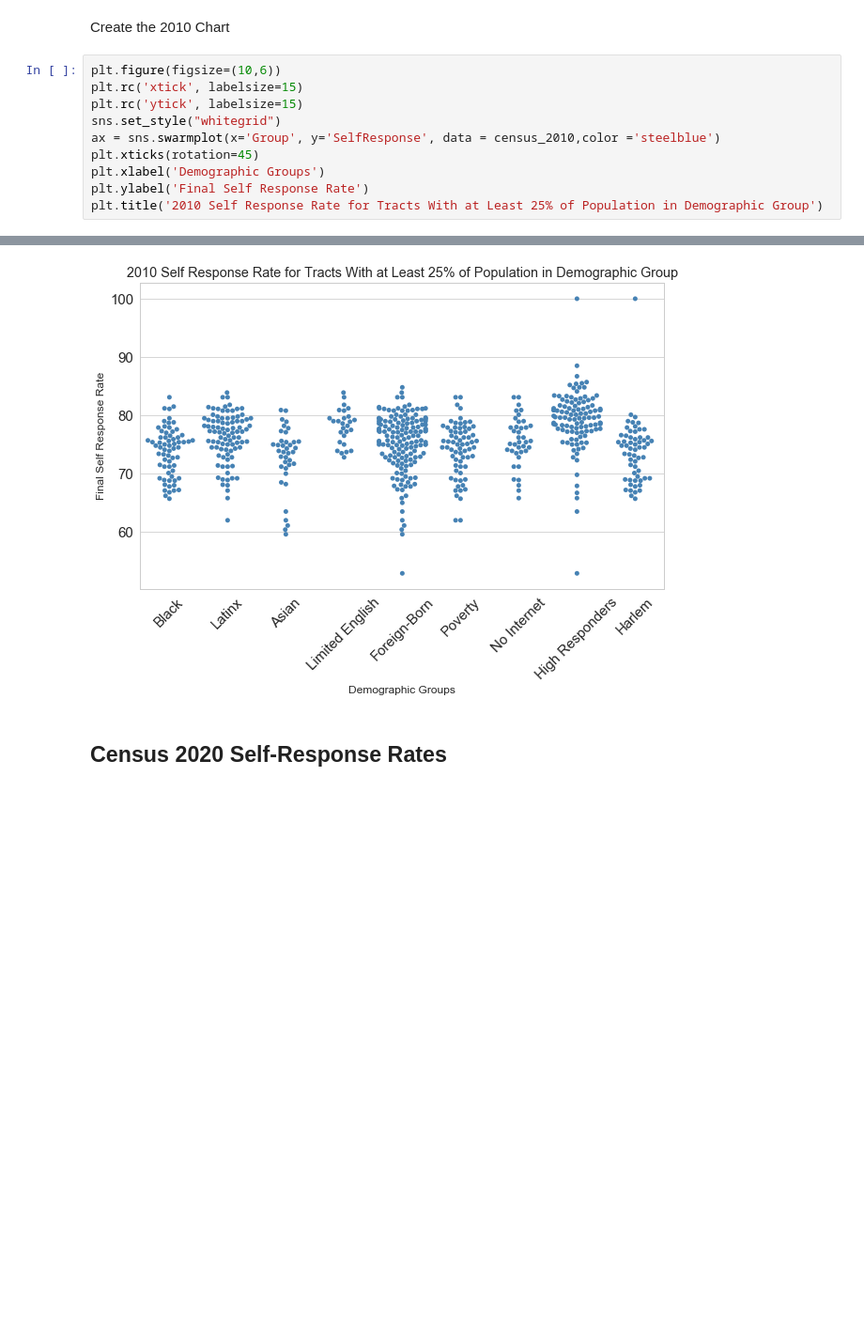
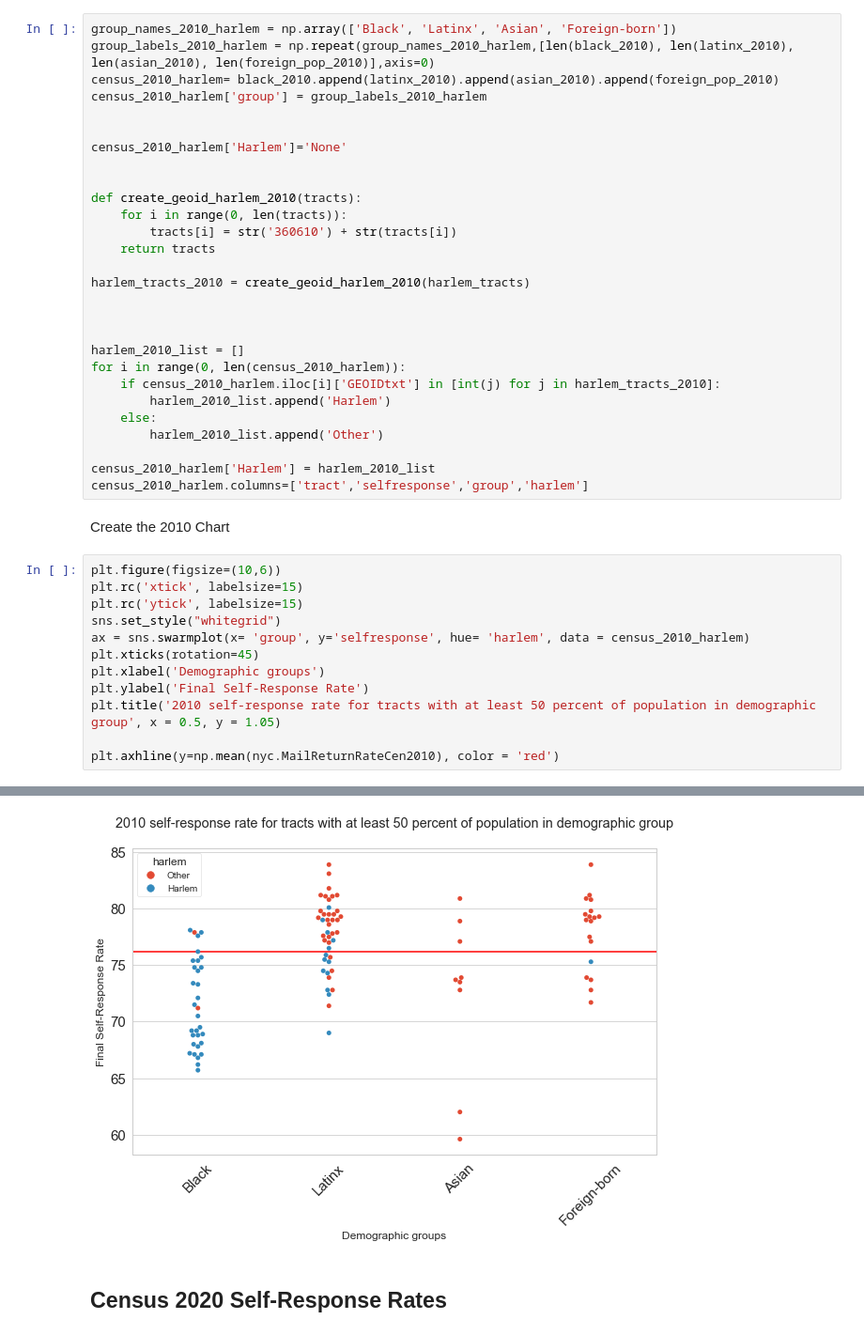
Before and after one commit to graphicsdesk/census-self-response, a Jupyter notebook: Census Self Response Graphics.ipynb, the cells around one changed output, grey strips where cells are left out. Shown: that part at 94% size. Saved outputs shown, nothing was run; the diff lists cells and outputs as text; blank space fills up the shorter version.

```diff
--- a/Census Self Response Graphics.ipynb
+++ b/Census Self Response Graphics.ipynb
@@ -66,3 +45,31 @@ census_2010.columns=['SelfResponse','Group']
+# %%
+group_names_2010_harlem = np.array(['Black', 'Latinx', 'Asian', 'Foreign-born'])
+group_labels_2010_harlem = np.repeat(group_names_2010_harlem,[len(black_2010), len(latinx_2010), len(asian_2010), len(foreign_pop_2010)],axis=0)
+census_2010_harlem= black_2010.append(latinx_2010).append(asian_2010).append(foreign_pop_2010)
+census_2010_harlem['group'] = group_labels_2010_harlem
+
+
+census_2010_harlem['Harlem']='None'
+
+
+def create_geoid_harlem_2010(tracts):
+    for i in range(0, len(tracts)):
+        tracts[i] = str('360610') + str(tracts[i])
+    return tracts
+
+harlem_tracts_2010 = create_geoid_harlem_2010(harlem_tracts)
+
+
+
+harlem_2010_list = []
+for i in range(0, len(census_2010_harlem)):
+    if census_2010_harlem.iloc[i]['GEOIDtxt'] in [int(j) for j in harlem_tracts_2010]:
+        harlem_2010_list.append('Harlem')
+    else:
+        harlem_2010_list.append('Other')
+
+census_2010_harlem['Harlem'] = harlem_2010_list
+census_2010_harlem.columns=['tract','selfresponse','group','harlem']
 # %% [markdown]
 Create the 2010 Chart
 # %%
@@ -70,9 +77,11 @@ plt.figure(figsize=(10,6))
 plt.rc('xtick', labelsize=15)
 plt.rc('ytick', labelsize=15)
 sns.set_style("whitegrid")
-ax = sns.swarmplot(x='Group', y='SelfResponse', data = census_2010,color ='steelblue')
+ax = sns.swarmplot(x= 'group', y='selfresponse', hue= 'harlem', data = census_2010_harlem)
 plt.xticks(rotation=45)
-plt.xlabel('Demographic Groups')
-plt.ylabel('Final Self Response Rate')
-plt.title('2010 Self Response Rate for Tracts With at Least 25% of Population in Demographic Group')
+plt.xlabel('Demographic groups')
+plt.ylabel('Final Self-Response Rate')
+plt.title('2010 self-response rate for tracts with at least 50 percent of population in demographic group', x = 0.5, y = 1.05)
+
+plt.axhline(y=np.mean(nyc.MailReturnRateCen2010), color = 'red')
 # %% [output]
@@ -80,4 +89,4 @@ Text(0.5, 1.0, '2010 Self Response Rate for Tracts With at Least 25% of Populati
-[figure, old version]
+[figure, new version]
 # %% [markdown]
 ## Census 2020 Self-Response Rates
 # %%
```
Also changed, not shown: parts of 9 cells of this notebook.
